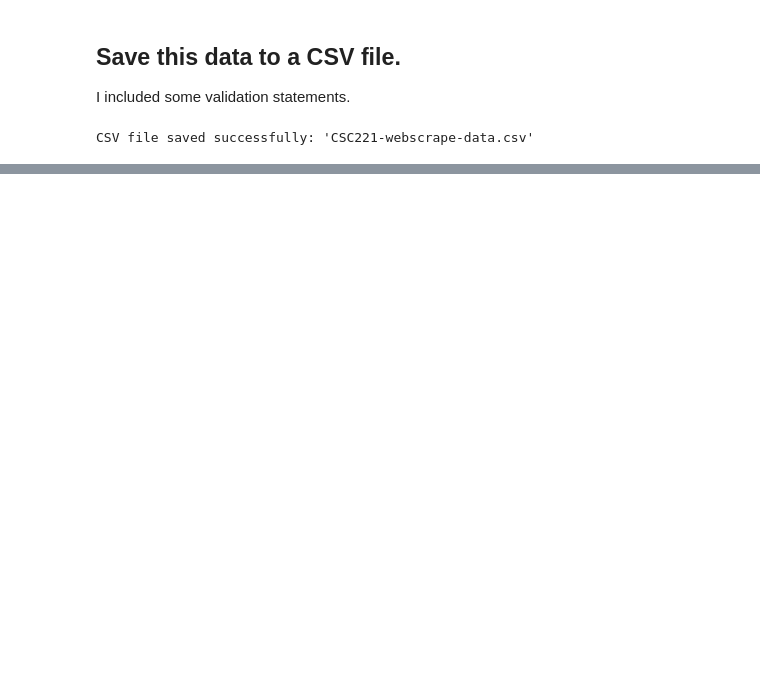
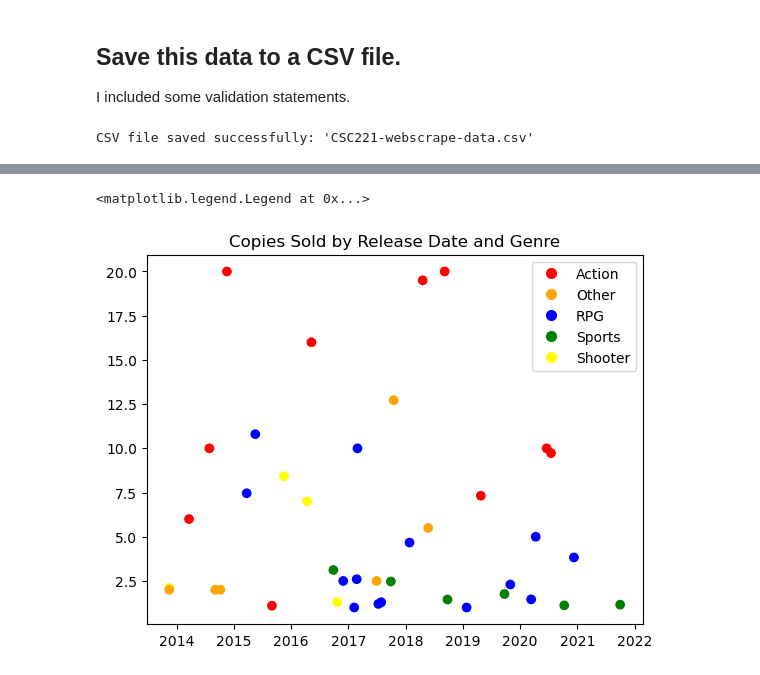
Before and after one commit to sarahjanewhite/CSC221-sarahjanewhite-GroupProject, a Jupyter notebook: CSC221-sarahjanewhite-GroupProject.ipynb, the cells around one changed output, grey strips where cells are left out. Cells and saved outputs as stored; diff of their text form; code cells hidden in the pictures; blank space fills up the shorter version.

Commit message:
Added Plots

```diff
--- a/CSC221-sarahjanewhite-GroupProject.ipynb
+++ b/CSC221-sarahjanewhite-GroupProject.ipynb
@@ -225,0 +273,4 @@ CSV file saved successfully: 'CSC221-webscrape-data.csv'
+# %%
+# The data has a misspelled milllions and inconsistent spaces, so use a regular expression
+millionsSold = [float(re.findall('[0-9.]+', x)[0]) for x in df['Copies Sold']]
+millionsSold
@@ -225,0 +295,5 @@ CSV file saved successfully: 'CSC221-webscrape-data.csv'
+# %%
+# Extract the dates from the Release Date
+import datetime
+releaseDate = [datetime.datetime.strptime(x, '%B %d, %Y') for x in df['Release Date']]
+releaseDate
@@ -225,0 +318,5 @@ CSV file saved successfully: 'CSC221-webscrape-data.csv'
+# %%
+#
+df['Millions'] = millionsSold
+df['Date'] = releaseDate
+df[['Game', 'Copies Sold', 'Millions', 'Release Date', 'Date',  'Genre']]
@@ -225,0 +363,17 @@ CSV file saved successfully: 'CSC221-webscrape-data.csv'
+# %%
+# Group them into fewer categories
+genre = []
+for x in df['Genre']:
+    if re.search('[Rr]ole', x):
+        genre.append('RPG')
+    elif re.search('[Aa]ction', x):
+        genre.append('Action')
+    elif re.search('[Ss]hooter', x):
+        genre.append('Shooter')
+    elif re.search('[Ss]ports', x):
+        genre.append('Sports')
+    else:
+        genre.append('Other')
+
+df['GENRE'] = genre
+df[['GENRE','Game']].groupby('GENRE').count()
@@ -225,0 +408,14 @@ CSV file saved successfully: 'CSC221-webscrape-data.csv'
+# %%
+# Time to Plot
+import matplotlib.pyplot as plot
+from matplotlib.lines import Line2D
+colorTable = {'Action': 'red', 'Other': 'orange', 'RPG': 'blue', 'Sports': 'green', 'Shooter': 'yellow'}
+colors = [colorTable[x] for x in df['GENRE']]
+plot.scatter(df['Date'], df['Millions'], c=colors)
+plot.title('Copies Sold by Release Date and Genre')
+lines = [Line2D([0], [0], color=c, marker='o', markersize=7, linestyle='') for c in colorTable.values()]
+labels = colorTable.keys()
+plot.legend(lines, labels)
+# %% [output]
+<matplotlib.legend.Legend at 0x...>
+[figure, added]
```
Also changed, not shown: parts of 12 cells of this notebook.
